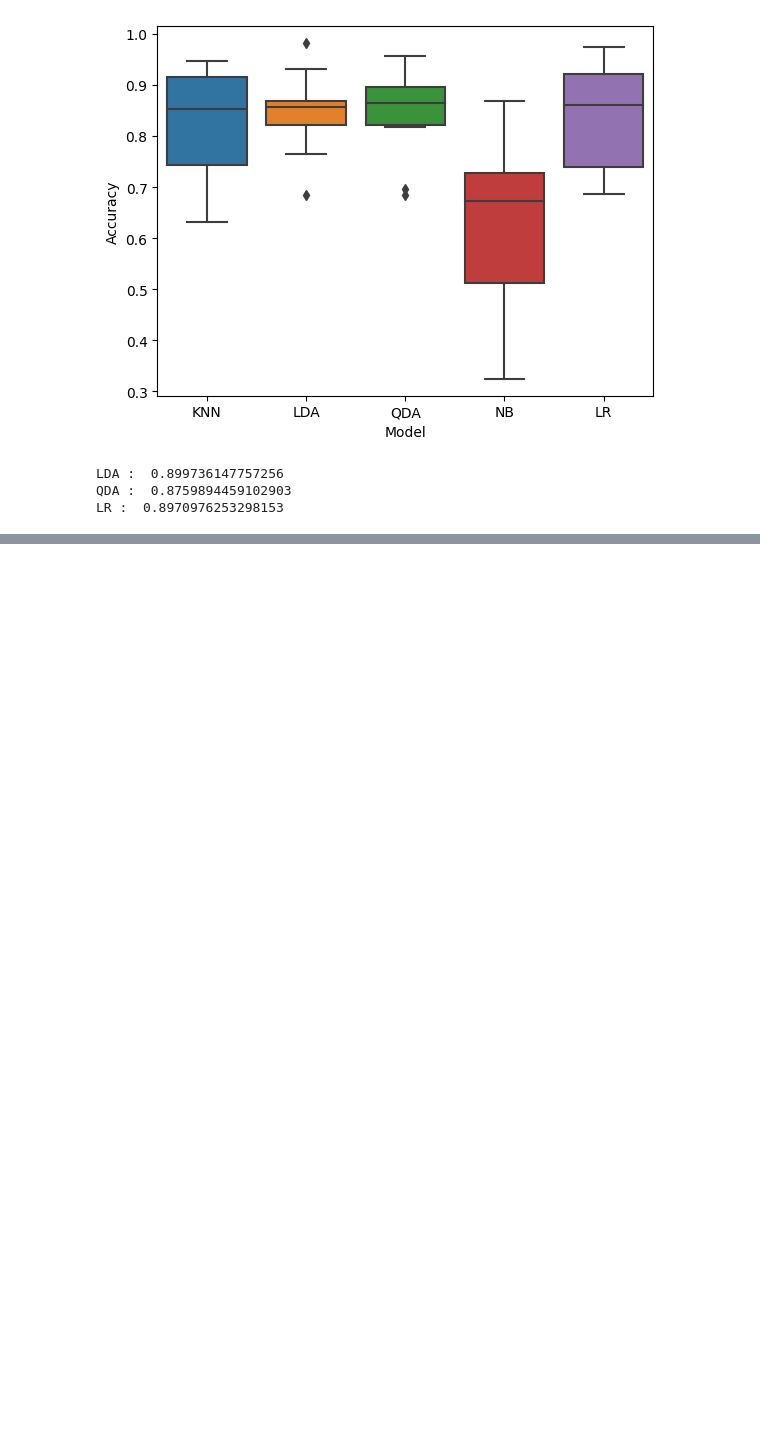
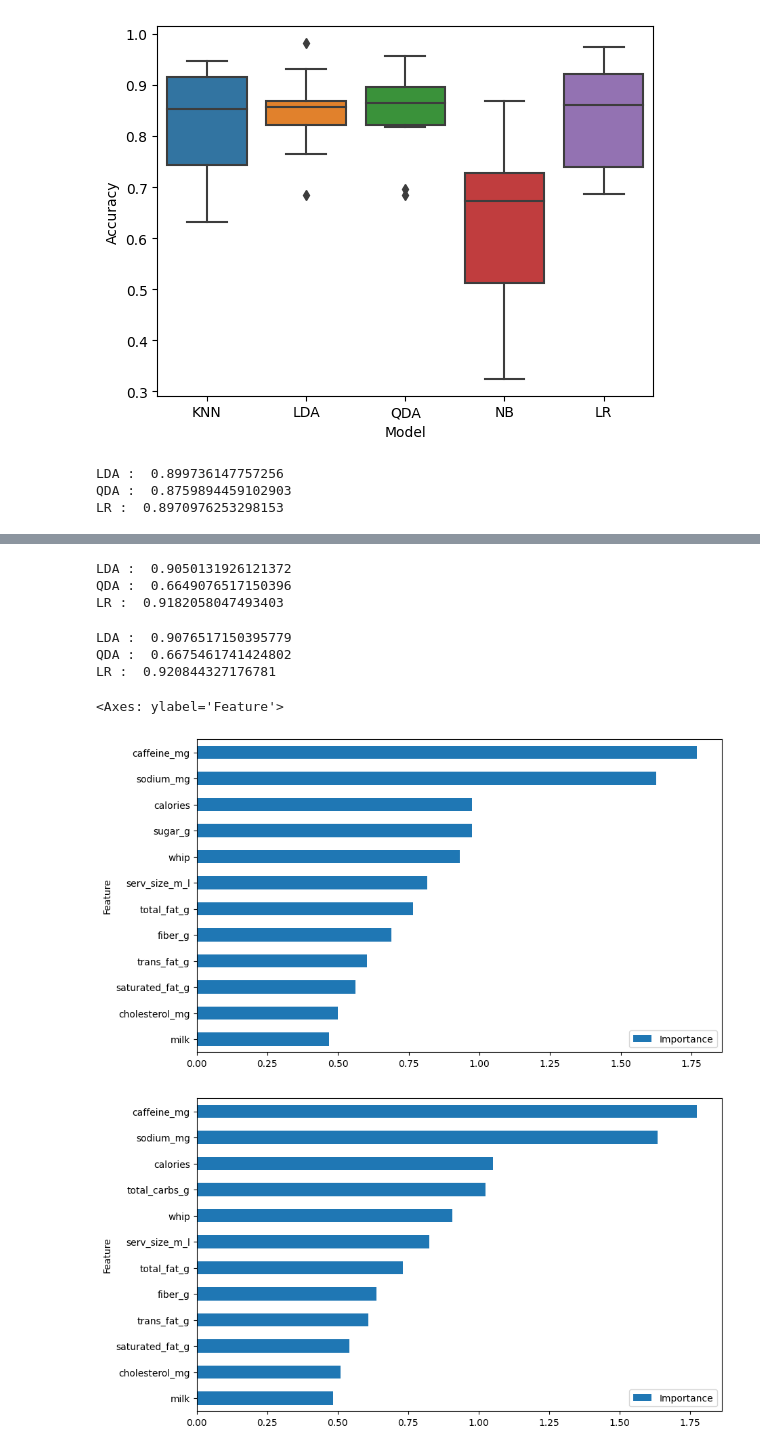
Before and after one commit to bsellier/SY09, a Jupyter notebook: Starbucks_ClassSupervisee.ipynb, the cells around one changed output, grey strips where cells are left out. Drawn from its saved outputs; the diff is of its cells as text; code cells hidden in the pictures; blank space fills up the shorter version.

```diff
--- a/Starbucks_ClassSupervisee.ipynb
+++ b/Starbucks_ClassSupervisee.ipynb
@@ -225 +227,76 @@ Index(['calories', 'total_fat_g', 'saturated_fat_g', 'trans_fat_g',
       dtype='object')
+# %%
+# Essais glucides-sucres
+
+from sklearn.preprocessing import StandardScaler
+
+
+
+starbucksX2 = starbucksX.drop(columns=["sugar_g"])
+colnames2 = starbucksX2.columns
+scaler = StandardScaler()
+scaler.fit(starbucksX2)
+starbucksX2 = scaler.transform(starbucksX2)
+
+starbucksX3 = starbucksX.drop(columns=["total_carbs_g"])
+colnames3 = starbucksX3.columns
+scaler = StandardScaler()
+scaler.fit(starbucksX3)
+starbucksX3 = scaler.transform(starbucksX3)
+
+LDA = LinearDiscriminantAnalysis()
+QDA = QuadraticDiscriminantAnalysis()
+LR = LogisticRegression(max_iter=5000)
+
+X_train, X_test, z_train, z_test = train_test_split(starbucksX3, starbucksZ, test_size=0.33, random_state=23)
+
+LDA.fit(X_train, z_train)
+QDA.fit(X_train, z_train)
+LR.fit(X_train, z_train)
+
+z_pred_lda = LDA.predict(X_test)
+z_pred_qda = QDA.predict(X_test)
+z_pred_lr = LR.predict(X_test)
+
+print("LDA : ", accuracy_score(z_pred_lda, z_test))
+print("QDA : ", accuracy_score(z_pred_qda, z_test))
+print("LR : ", accuracy_score(z_pred_lr, z_test))
+
+coefficients = LR.coef_
+
+avg_importance = np.mean(np.abs(coefficients), axis=0)
+feature_importance = pd.DataFrame({'Feature': colnames3, 'Importance': avg_importance})
+feature_importance = feature_importance.sort_values('Importance', ascending=True)
+feature_importance.plot(x='Feature', y='Importance', kind='barh', figsize=(10, 6))
+
+
+X_train, X_test, z_train, z_test = train_test_split(starbucksX2, starbucksZ, test_size=0.33, random_state=23)
+
+LDA.fit(X_train, z_train)
+QDA.fit(X_train, z_train)
+LR.fit(X_train, z_train)
+
+z_pred_lda = LDA.predict(X_test)
+z_pred_qda = QDA.predict(X_test)
+z_pred_lr = LR.predict(X_test)
+
+print("LDA : ", accuracy_score(z_pred_lda, z_test))
+print("QDA : ", accuracy_score(z_pred_qda, z_test))
+print("LR : ", accuracy_score(z_pred_lr, z_test))
+
+coefficients = LR.coef_
+
+avg_importance = np.mean(np.abs(coefficients), axis=0)
+feature_importance = pd.DataFrame({'Feature': colnames2, 'Importance': avg_importance})
+feature_importance = feature_importance.sort_values('Importance', ascending=True)
+feature_importance.plot(x='Feature', y='Importance', kind='barh', figsize=(10, 6))
+# %% [output]
+LDA :  0.9050131926121372
+QDA :  0.6649076517150396
+LR :  0.9182058047493403
+LDA :  0.9076517150395779
+QDA :  0.6675461741424802
+LR :  0.920844327176781
+<Axes: ylabel='Feature'>
+[figure, added]
+[figure, added]
```
Also changed, not shown: parts of 16 cells of this notebook.
